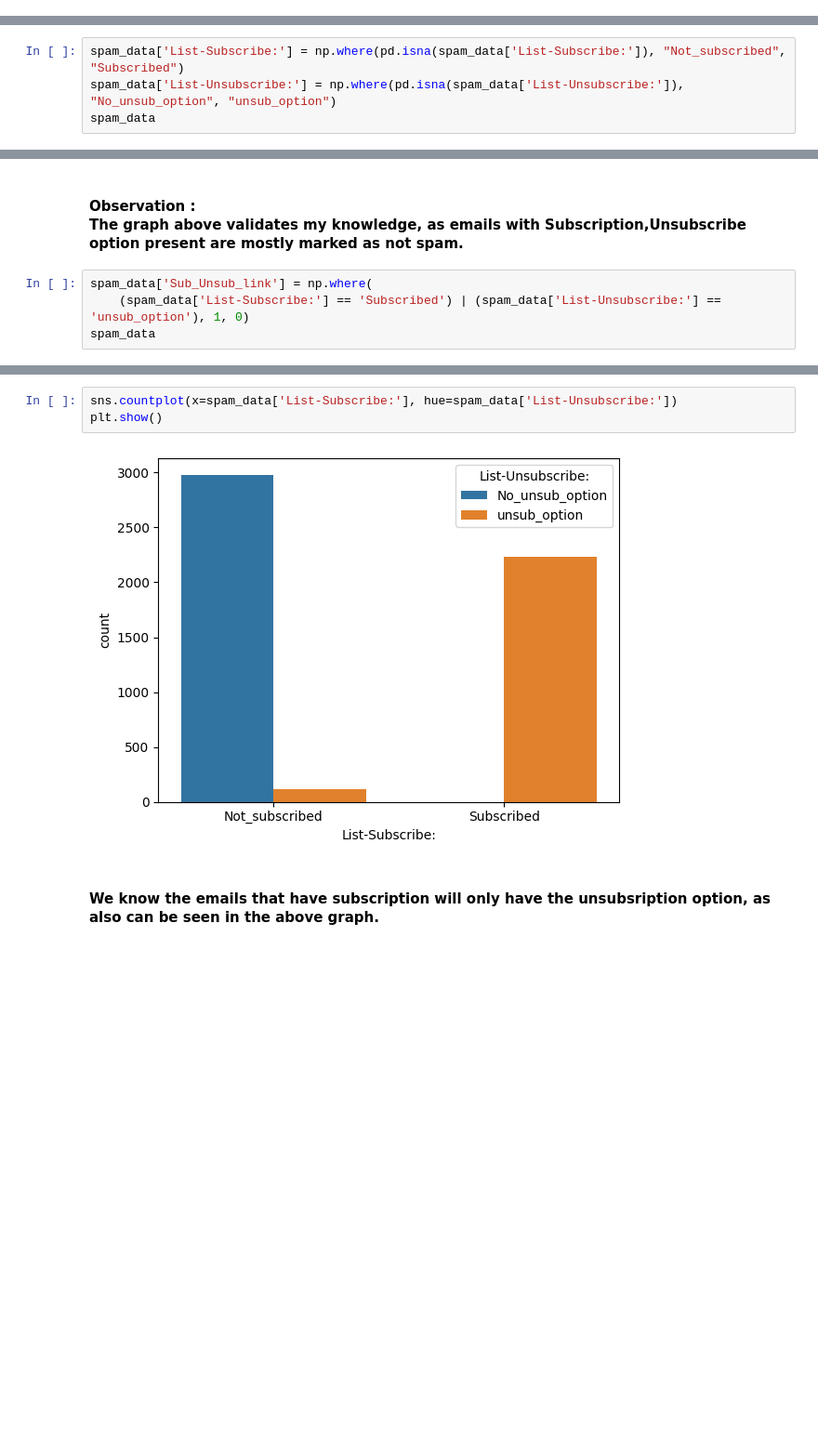
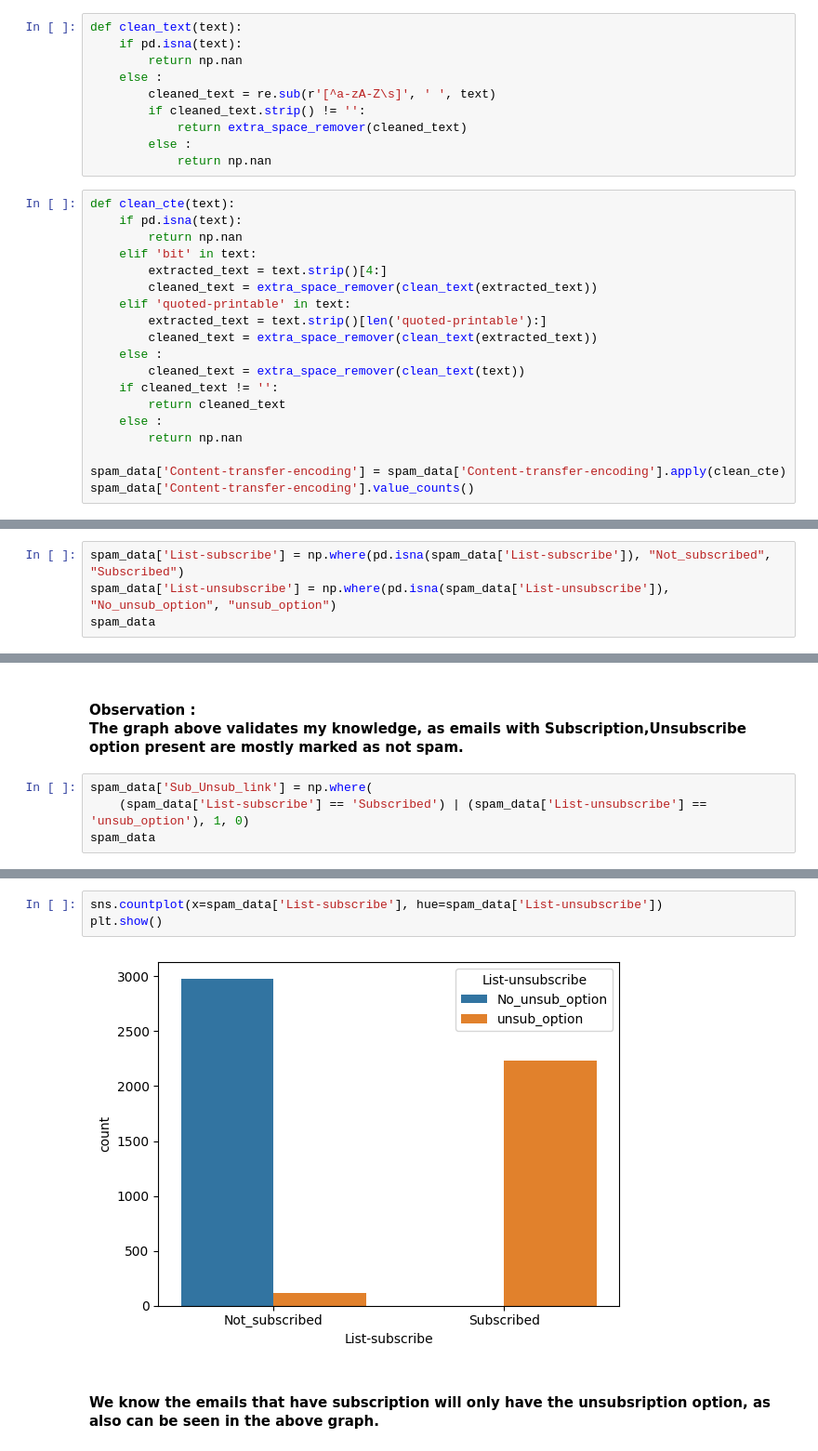
Before and after one commit to anthonyrodrigues443/Email-Spam-Classification, a Jupyter notebook: NLP (Email Spam Classification).ipynb, the cells around one changed output, grey strips where cells are left out. Shown at 93% size. Drawn from its saved outputs; the diff is of its cells as text; blank space fills up the shorter version.

```diff
--- a/NLP (Email Spam Classification).ipynb
+++ b/NLP (Email Spam Classification).ipynb
@@ -359,0 +885,29 @@ spam_data
+# %%
+def clean_text(text):
+    if pd.isna(text):
+        return np.nan
+    else :
+        cleaned_text = re.sub(r'[^a-zA-Z\s]', ' ', text)
+        if cleaned_text.strip() != '':
+            return extra_space_remover(cleaned_text)
+        else :
+            return np.nan
+# %%
+def clean_cte(text):
+    if pd.isna(text):
+        return np.nan
+    elif 'bit' in text:
+        extracted_text = text.strip()[4:]
+        cleaned_text = extra_space_remover(clean_text(extracted_text))
+    elif 'quoted-printable' in text:
+        extracted_text = text.strip()[len('quoted-printable'):]
+        cleaned_text = extra_space_remover(clean_text(extracted_text))
+    else :
+        cleaned_text = extra_space_remover(clean_text(text))
+    if cleaned_text != '':
+        return cleaned_text
+    else :
+        return np.nan
+
+spam_data['Content-transfer-encoding'] = spam_data['Content-transfer-encoding'].apply(clean_cte)
+spam_data['Content-transfer-encoding'].value_counts()
@@ -363,7 +947,7 @@ spam_data
 # %%
 spam_data['target'] = spam_data['target'].map({0: 'not_spam', 1: 'spam'})
 # %%
-spam_data['List-Subscribe:'] = np.where(pd.isna(spam_data['List-Subscribe:']), "Not_subscribed", "Subscribed")
-spam_data['List-Unsubscribe:'] = np.where(pd.isna(spam_data['List-Unsubscribe:']), "No_unsub_option", "unsub_option")
+spam_data['List-subscribe'] = np.where(pd.isna(spam_data['List-subscribe']), "Not_subscribed", "Subscribed")
+spam_data['List-unsubscribe'] = np.where(pd.isna(spam_data['List-unsubscribe']), "No_unsub_option", "unsub_option")
 spam_data
 # %% [output]
@@ -391,6 +975,6 @@ plt.show()
 <h4><font face=verdona><b> Observation : </b><br>The graph above validates my knowledge, as emails with Subscription,Unsubscribe option present are mostly marked as not spam.
 # %%
 spam_data['Sub_Unsub_link'] = np.where(
-    (spam_data['List-Subscribe:'] == 'Subscribed') | (spam_data['List-Unsubscribe:'] == 'unsub_option'), 1, 0)
+    (spam_data['List-subscribe'] == 'Subscribed') | (spam_data['List-unsubscribe'] == 'unsub_option'), 1, 0)
 spam_data
 # %% [output]
@@ -410,8 +994,8 @@ spam_data
 # %%
-sns.countplot(x=spam_data['List-Subscribe:'], hue=spam_data['List-Unsubscribe:'])
+sns.countplot(x=spam_data['List-subscribe'], hue=spam_data['List-unsubscribe'])
 plt.show()
 # %% [output]
-[figure, old version]
+[figure, new version]
 # %% [markdown]
 <h4><font face=verdona>We know the emails that have subscription will only have the unsubsription option, as also can be seen in the above graph.
 # %%
```
Also changed, not shown: parts of 195 cells of this notebook.
